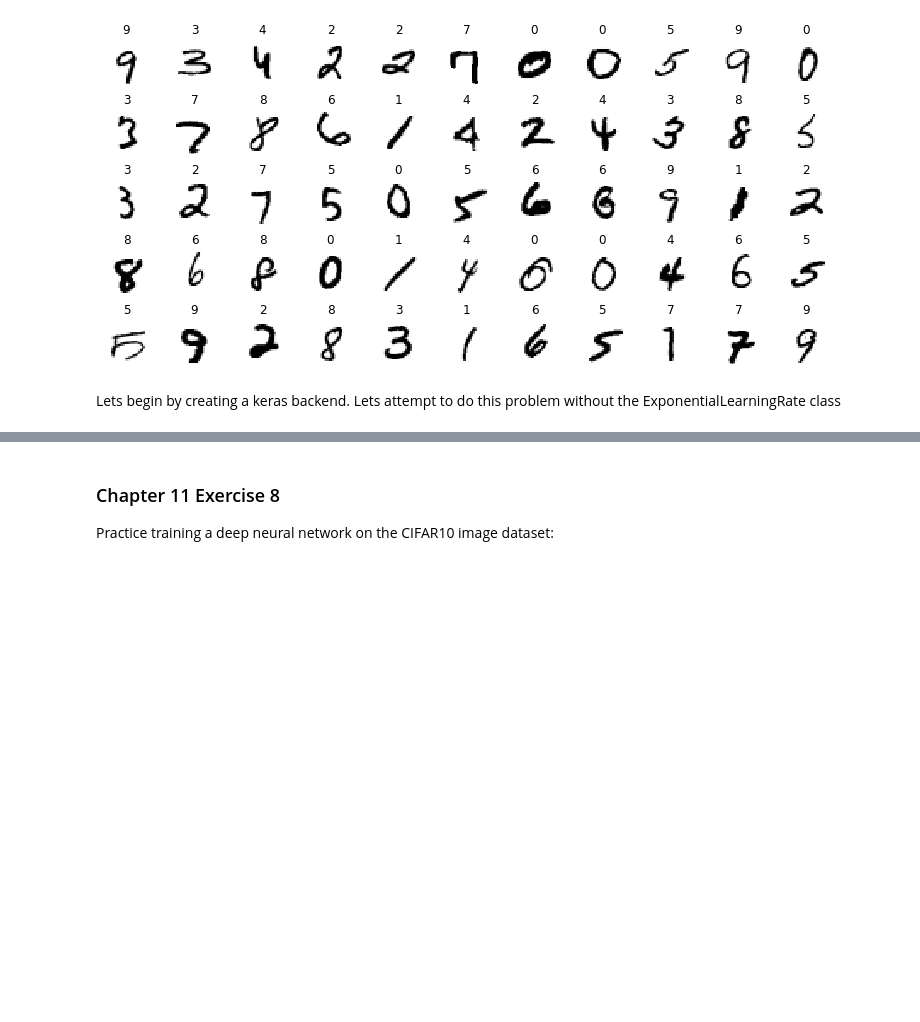
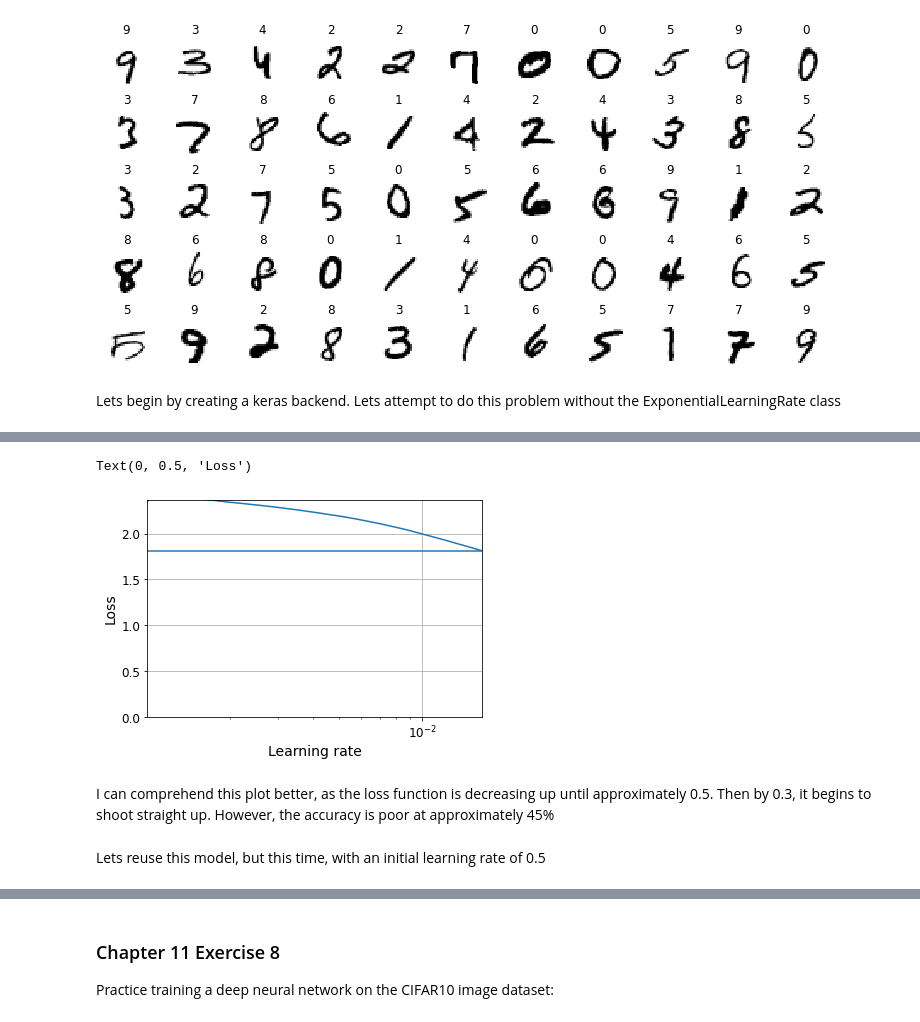
Before and after one commit to Lupercio421/STAT-725, a Jupyter notebook: HW1.ipynb, the cells around one changed output, grey strips where cells are left out. Cells and saved outputs as stored; diff of their text form; code cells hidden in the pictures; blank space fills up the shorter version.

```diff
--- a/HW1.ipynb
+++ b/HW1.ipynb
@@ -154,0 +180,22 @@ Epoch 3/3
+# %%
+K = keras.backend
+keras.backend.clear_session()
+np.random.seed(42)
+tf.random.set_seed(42)
+
+model = keras.models.Sequential([
+    keras.layers.Flatten(input_shape=[28, 28]),
+    keras.layers.Dense(300, activation="relu"),
+    keras.layers.Dense(100, activation="relu"),
+    keras.layers.Dense(10, activation="softmax")
+])
+
+model.compile(loss="sparse_categorical_crossentropy",
+              optimizer=keras.optimizers.SGD(learning_rate=1e-3), #Keras will perform the backprop. algo, & learning rate is .001
+              metrics=["accuracy"])
+
+expon_lr = ExponentialLearningRate(factor=1.005)
+
+history = model.fit(X_train, y_train, epochs=3,
+                    validation_data=(X_valid, y_valid),
+                    callbacks=[expon_lr])
@@ -154,0 +204,15 @@ Epoch 3/3
+# %%
+plt.plot(expon_lr.rates, expon_lr.losses)
+plt.gca().set_xscale('log')
+plt.hlines(min(expon_lr.losses), min(expon_lr.rates), max(expon_lr.rates))
+plt.axis([min(expon_lr.rates), max(expon_lr.rates), 0, expon_lr.losses[0]])
+plt.grid()
+plt.xlabel("Learning rate")
+plt.ylabel("Loss")
+# %% [output]
+Text(0, 0.5, 'Loss')
+[figure, added]
+# %% [markdown]
+I can comprehend this plot better, as the loss function is decreasing up until approximately 0.5. Then by 0.3, it begins to shoot straight up. However, the accuracy is poor at approximately 45%
+# %% [markdown]
+Lets reuse this model, but this time, with an initial learning rate of 0.5
```
Also changed, not shown: parts of 27 cells of this notebook.
